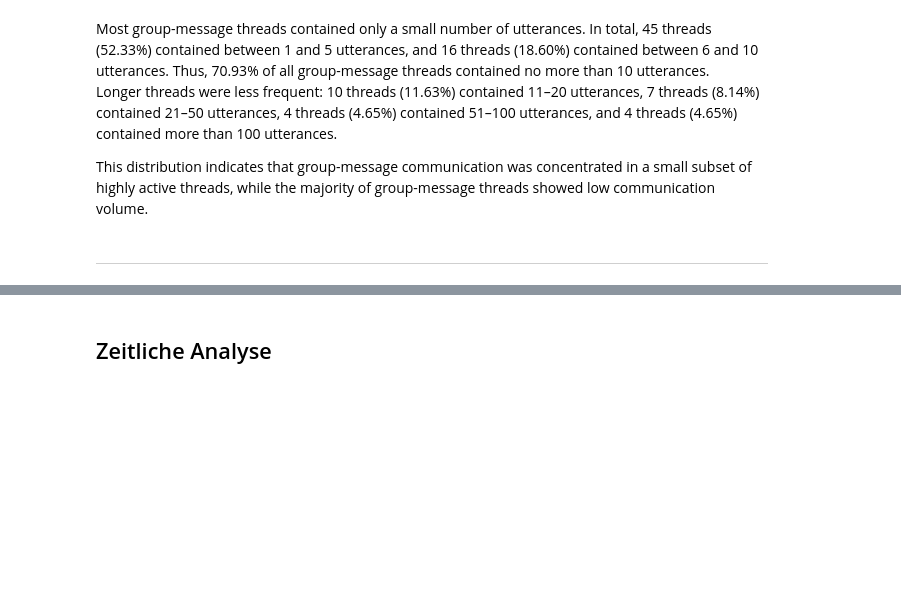
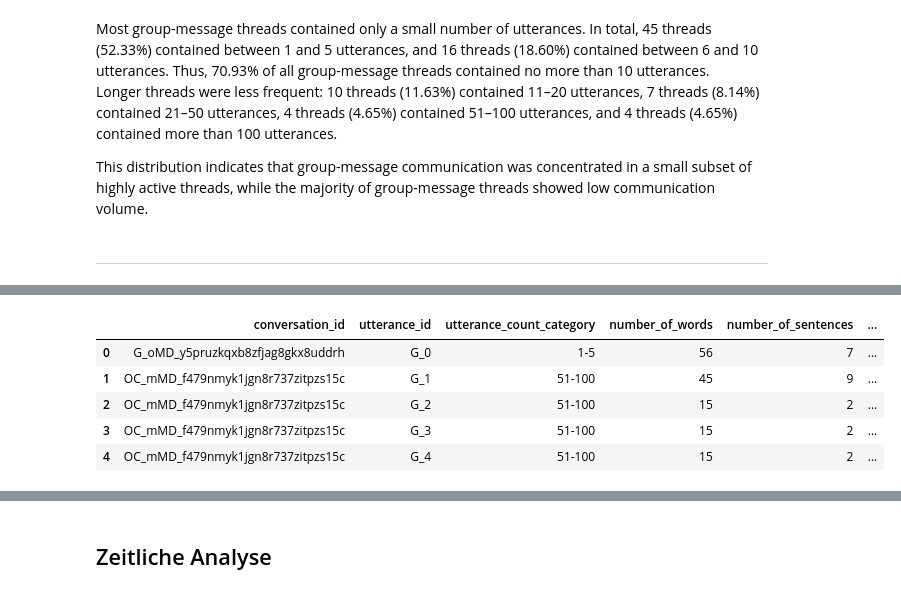
Before and after one commit to sajosa/DocTalk-Corpus-Analysis, a Jupyter notebook: 02_group_messages_analysis/DocTalk_ChatCorpus_Analyse_Gr.ipynb, the cells around one changed output, grey strips where cells are left out. Cells and saved outputs as stored; diff of their text form; code cells hidden in the pictures; blank space fills up the shorter version.

```diff
--- a/02_group_messages_analysis/DocTalk_ChatCorpus_Analyse_Gr.ipynb
+++ b/02_group_messages_analysis/DocTalk_ChatCorpus_Analyse_Gr.ipynb
@@ -4003,0 +3860,92 @@ plt.show()
+# %%
+# =========================
+# Word and sentence counts per utterance
+# =========================
+
+import pandas as pd
+import spacy
+
+# Load German spaCy model
+nlp = spacy.load("de_core_news_sm")
+
+# Define utterance-count categories
+utterance_count_bins = [0, 5, 10, 20, 50, 100, float("inf")]
+utterance_count_labels = [
+    "1-5",
+    "6-10",
+    "11-20",
+    "21-50",
+    "51-100",
+    "100+"
+]
+
+# Make sure the category variable exists in G_frequency_df
+G_frequency_df["utterance_count_category"] = pd.cut(
+    G_frequency_df["number_of_utterances"],
+    bins=utterance_count_bins,
+    labels=utterance_count_labels,
+    right=True
+)
+
+# Create lookup table: conversation_id -> utterance count category
+conversation_category_lookup = dict(
+    zip(
+        G_frequency_df["conversation_id"],
+        G_frequency_df["utterance_count_category"]
+    )
+)
+
+# Initialize list for utterance-level statistics
+utterance_stat_records = []
+
+# Iterate over all conversations in the group-message corpus
+for conversation in G_corpus.iter_conversations():
+
+    conversation_id = conversation.id
+    utterance_count_category = conversation_category_lookup.get(conversation_id)
+
+    # Iterate over all utterances in the conversation
+    for utterance in conversation.iter_utterances():
+
+        doc = nlp(utterance.text)
+
+        # Count words excluding punctuation and whitespace
+        number_of_words = sum(
+            1 for token in doc
+            if not token.is_punct and not token.is_space
+        )
+
+        # Count sentences detected by spaCy
+        sentences = list(doc.sents)
+        number_of_sentences = len(sentences)
+
+        # Calculate words per sentence
+        words_per_sentence = (
+            number_of_words / number_of_sentences
+            if number_of_sentences > 0
+            else 0
+        )
+
+        utterance_stat_records.append({
+            "conversation_id": conversation_id,
+            "utterance_id": utterance.id,
+            "utterance_count_category": utterance_count_category,
+            "number_of_words": number_of_words,
+            "number_of_sentences": number_of_sentences,
+            "words_per_sentence": words_per_sentence
+        })
+
+# Create utterance-level statistics DataFrame
+G_utterance_stats_df = pd.DataFrame(utterance_stat_records)
+
+display(G_utterance_stats_df.head())
+
+print("Number of utterances with calculated statistics:")
+print(G_utterance_stats_df.shape[0])
+# %% [output]
+|  | conversation_id | utterance_id | utterance_count_category | number_of_words | number_of_sentences | ... |
+| 0 | G_oMD_y5pruzkqxb8zfjag8gkx8uddrh | G_0 | 1-5 | 56 | 7 | ... |
+| 1 | OC_mMD_f479nmyk1jgn8r737zitpzs15c | G_1 | 51-100 | 45 | 9 | ... |
+| 2 | OC_mMD_f479nmyk1jgn8r737zitpzs15c | G_2 | 51-100 | 15 | 2 | ... |
+| 3 | OC_mMD_f479nmyk1jgn8r737zitpzs15c | G_3 | 51-100 | 15 | 2 | ... |
+| 4 | OC_mMD_f479nmyk1jgn8r737zitpzs15c | G_4 | 51-100 | 15 | 2 | ... |
```
Also changed, not shown: parts of 32 cells of this notebook, 10 other files.
